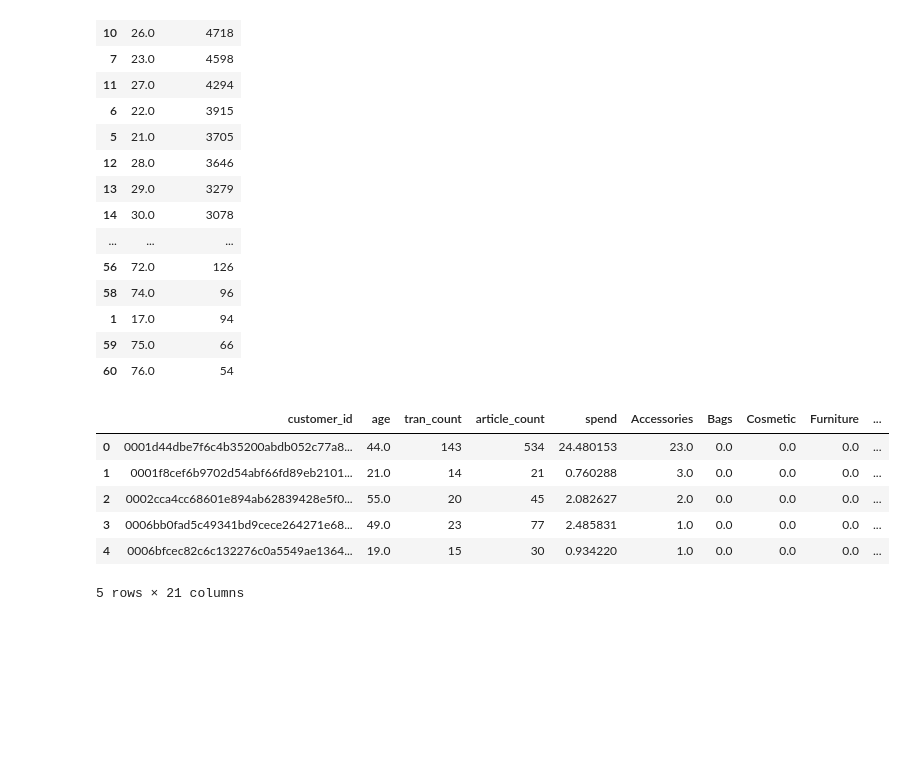
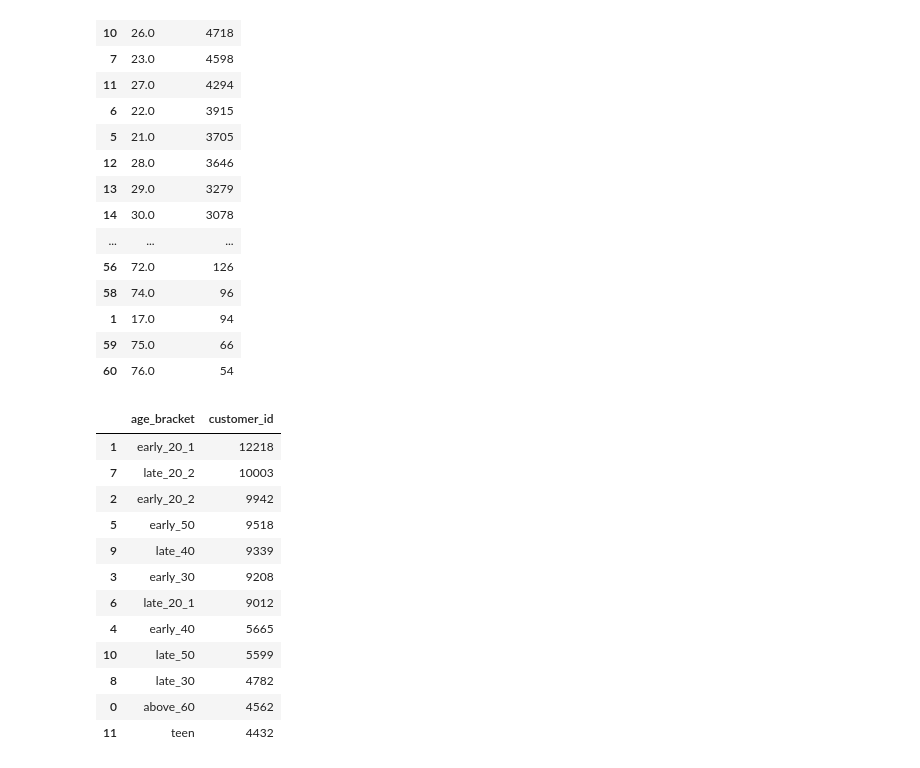
Before and after one commit to kaushikabhishek87/Kaggle_datascience, a Jupyter notebook: multi.ipynb, the cells around one changed output. Saved outputs shown, nothing was run; the diff lists cells and outputs as text; code cells hidden in the pictures; blank space fills up the shorter version.

```diff
--- a/multi.ipynb
+++ b/multi.ipynb
@@ -153,39 +159,50 @@ sort_values('customer_id', ascending = False).head(60)
 # %%
 def age_groups(x):
     if x <= 10:
-        'kids'
-    elif x > 10 & x <= 20:
-        'early_teen'
-    elif x > 20  & x <= 25:
-        'young'
-    elif x > 25 &  x<= 30:
-        'late_20'
-    elif x > 30 & x<= 35:
-        'early_30'
-    elif x > 35 & x <= 40:
-        'late_30'
-    elif x > 40 & x <= 45:
-        'early_40'
-    elif x > 45 & x <= 50:
-        'late_40'
-    elif x > 50 & x <= 55:
-        'early_50'
-    elif x > 55 & x <= 60:
-        'late_50'
-    elif x > 60 & x <= 70:
-        'early_60'
-    elif x > 70 :
-        'above_70'
+        res = 'kids'
+    elif x > 10 and x <= 20:
+        res ='teen'
+    elif x > 20 and x <= 23:
+        res = 'early_20_1'
+    elif x > 23 and x <= 25:
+        res = 'early_20_2'
+    elif x > 25 and  x<= 27:
+        res = 'late_20_1'
+    elif x > 27 and  x<= 30:
+        res = 'late_20_2'
+    elif x > 30 and x <= 35:
+        res = 'early_30'
+    elif x > 35 and x <= 40:
+        res = 'late_30'
+    elif x > 40 and x <= 45:
+        res = 'early_40'
+    elif x > 45 and x <= 50:
+        res = 'late_40'
+    elif x > 50 and x <= 55:
+        res = 'early_50'
+    elif x > 55 and x <= 60:
+        res = 'late_50'
+    elif x > 60:
+        res = 'above_60'
+    return res
 
-
-cust_features.head()
+cust_features['age_bracket'] = np.vectorize(age_groups)(cust_features.age)
-# %% [output]
-|  | customer_id | age | tran_count | article_count | spend | Accessories | Bags | Cosmetic | Furniture | ... |
-| 0 | 0001d44dbe7f6c4b35200abdb052c77a8... | 44.0 | 143 | 534 | 24.480153 | 23.0 | 0.0 | 0.0 | 0.0 | ... |
-| 1 | 0001f8cef6b9702d54abf66fd89eb2101... | 21.0 | 14 | 21 | 0.760288 | 3.0 | 0.0 | 0.0 | 0.0 | ... |
-| 2 | 0002cca4cc68601e894ab62839428e5f0... | 55.0 | 20 | 45 | 2.082627 | 2.0 | 0.0 | 0.0 | 0.0 | ... |
-| 3 | 0006bb0fad5c49341bd9cece264271e68... | 49.0 | 23 | 77 | 2.485831 | 1.0 | 0.0 | 0.0 | 0.0 | ... |
-| 4 | 0006bfcec82c6c132276c0a5549ae1364... | 19.0 | 15 | 30 | 0.934220 | 1.0 | 0.0 | 0.0 | 0.0 | ... |
-5 rows × 21 columns
+# %%
+cust_features.groupby(['age_bracket']).agg({'customer_id':'nunique'}).reset_index().\
+sort_values('customer_id', ascending = False).head(60)
+# %% [output]
+|  | age_bracket | customer_id |
+| 1 | early_20_1 | 12218 |
+| 7 | late_20_2 | 10003 |
+| 2 | early_20_2 | 9942 |
+| 5 | early_50 | 9518 |
+| 9 | late_40 | 9339 |
+| 3 | early_30 | 9208 |
+| 6 | late_20_1 | 9012 |
+| 4 | early_40 | 5665 |
+| 10 | late_50 | 5599 |
+| 8 | late_30 | 4782 |
+| 0 | above_60 | 4562 |
+| 11 | teen | 4432 |
 # %%
 model_data = pd.merge(cust_data_2020_9,
```
Also changed, not shown: parts of 19 cells of this notebook.
